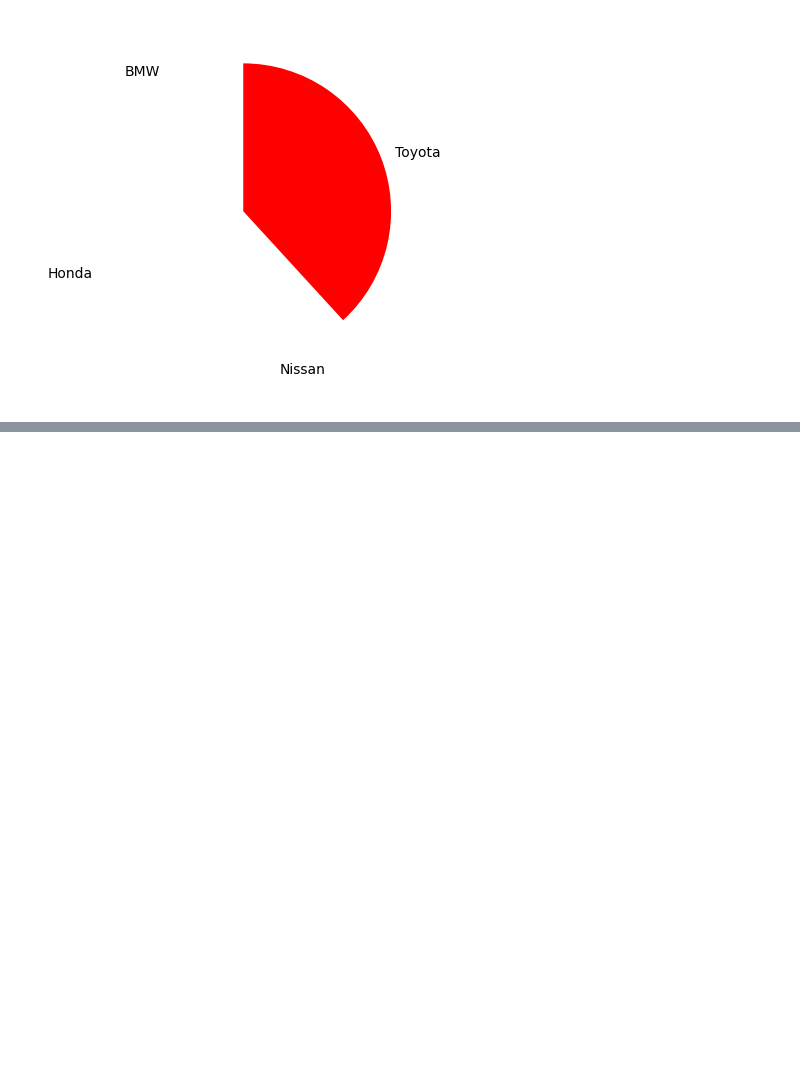
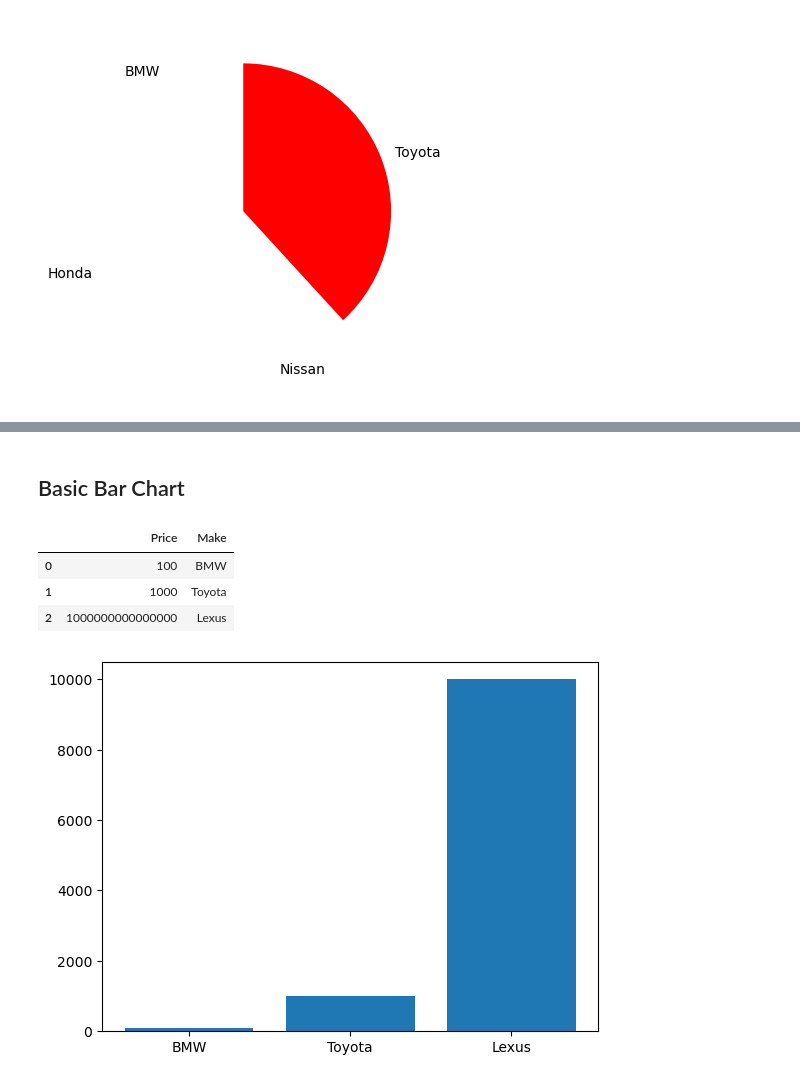
Before and after one commit to vengleab/sunrise-data-science-2024, a Jupyter notebook: Python-for-data-visualization/Matplotlib and seaborn.ipynb, the cells around one changed output, grey strips where cells are left out. Drawn from its saved outputs; the diff is of its cells as text; code cells hidden in the pictures; blank space fills up the shorter version.

Commit message:
09 Part 2 Data visualization

```diff
--- a/Python-for-data-visualization/Matplotlib and seaborn.ipynb
+++ b/Python-for-data-visualization/Matplotlib and seaborn.ipynb
@@ -71,0 +83,19 @@ plt.show()
+# %% [markdown]
+## Basic Bar Chart
+# %%
+total = pd.DataFrame({
+    "Price": [100, 1000, 10000],
+    "Make": ["BMW", "Toyota", "Lexus"]
+})
+# %%
+total
+# %% [output]
+|  | Price | Make |
+| 0 | 100 | BMW |
+| 1 | 1000 | Toyota |
+| 2 | 1000000000000000 | Lexus |
+# %%
+plt.bar(total.Make,total.Price)
+plt.show()
+# %% [output]
+[figure, added]
```
Also changed, not shown: parts of 41 cells of this notebook, 2 other files.
